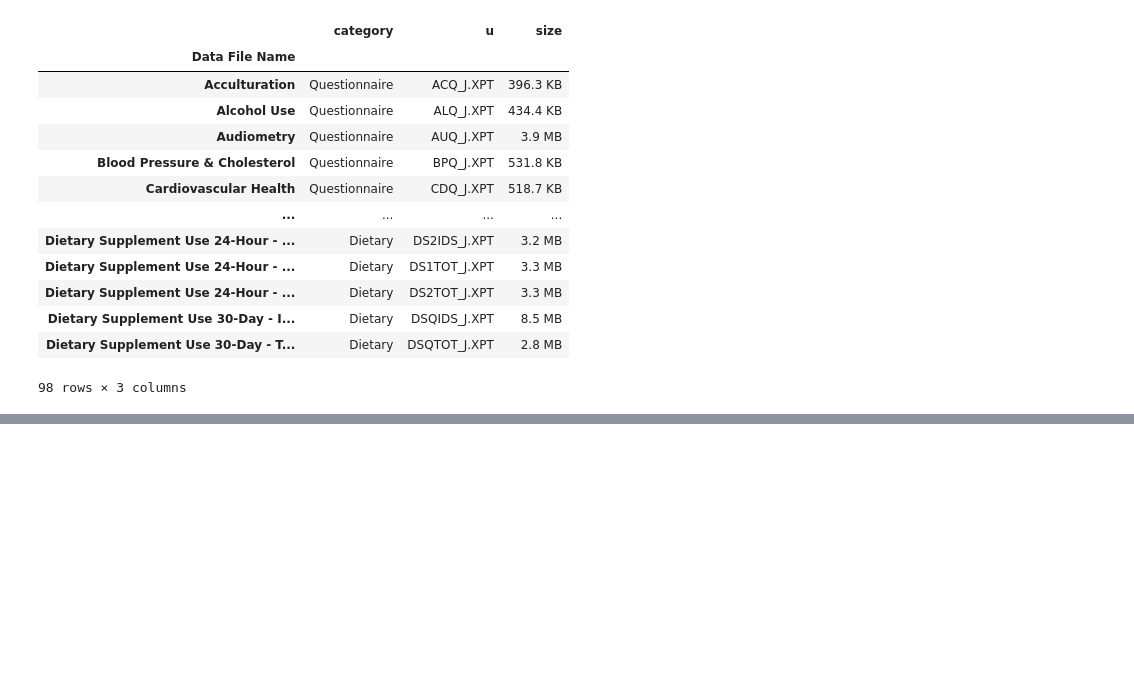
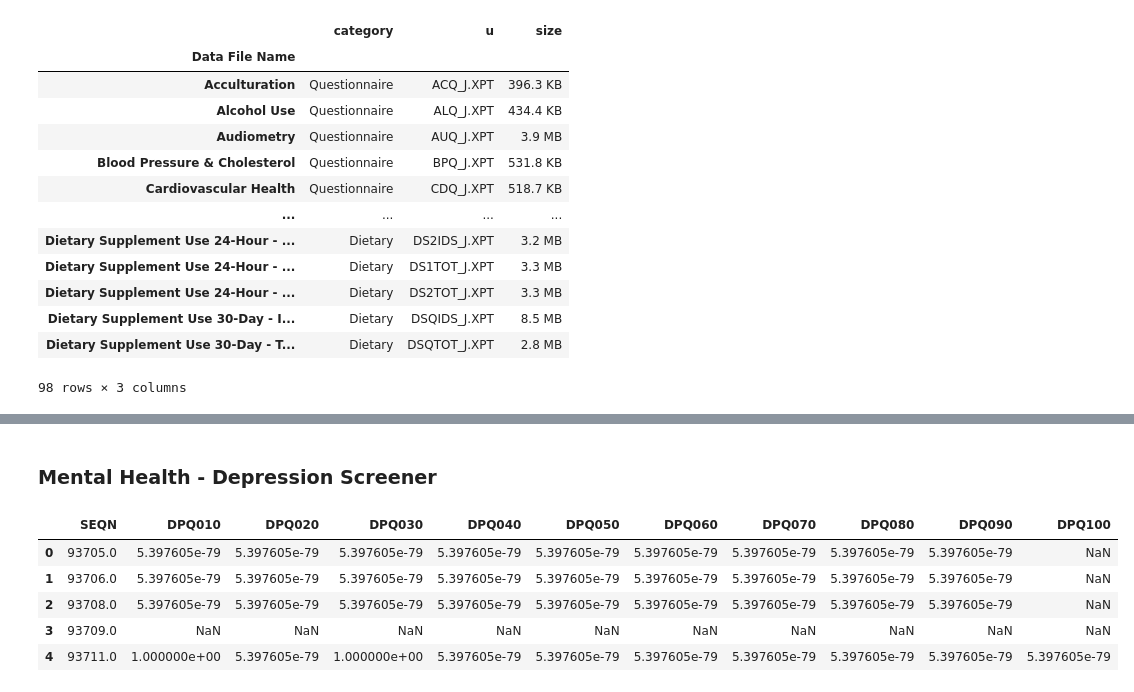
Before and after one commit to ozayn/ozaaayn-project, a Jupyter notebook: project.ipynb, the cells around one changed output, grey strips where cells are left out. Drawn from its saved outputs; the diff is of its cells as text; code cells hidden in the pictures; blank space fills up the shorter version.

```diff
--- a/project.ipynb
+++ b/project.ipynb
@@ -63,0 +100,11 @@ df
+# %% [markdown]
+### Mental Health - Depression Screener
+# %%
+Mental_Health_Depression_Screener.head()
+# %% [output]
+|  | SEQN | DPQ010 | DPQ020 | DPQ030 | DPQ040 | DPQ050 | DPQ060 | DPQ070 | DPQ080 | DPQ090 | DPQ100 |
+| 0 | 93705.0 | 5.397605e-79 | 5.397605e-79 | 5.397605e-79 | 5.397605e-79 | 5.397605e-79 | 5.397605e-79 | 5.397605e-79 | 5.397605e-79 | 5.397605e-79 | NaN |
+| 1 | 93706.0 | 5.397605e-79 | 5.397605e-79 | 5.397605e-79 | 5.397605e-79 | 5.397605e-79 | 5.397605e-79 | 5.397605e-79 | 5.397605e-79 | 5.397605e-79 | NaN |
+| 2 | 93708.0 | 5.397605e-79 | 5.397605e-79 | 5.397605e-79 | 5.397605e-79 | 5.397605e-79 | 5.397605e-79 | 5.397605e-79 | 5.397605e-79 | 5.397605e-79 | NaN |
+| 3 | 93709.0 | NaN | NaN | NaN | NaN | NaN | NaN | NaN | NaN | NaN | NaN |
+| 4 | 93711.0 | 1.000000e+00 | 5.397605e-79 | 1.000000e+00 | 5.397605e-79 | 5.397605e-79 | 5.397605e-79 | 5.397605e-79 | 5.397605e-79 | 5.397605e-79 | 5.397605e-79 |
```
Also changed, not shown: parts of 23 cells of this notebook, 1 other file.
